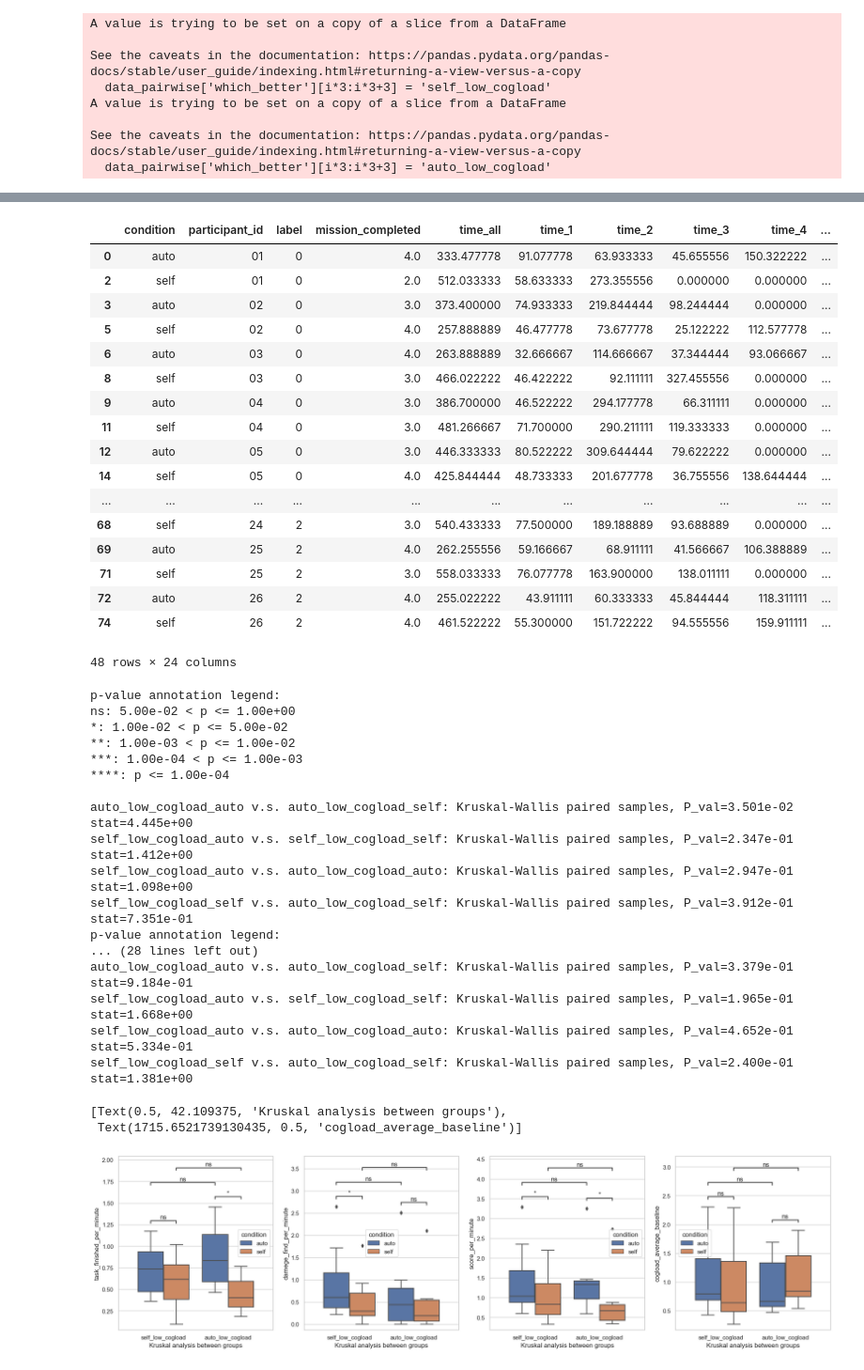
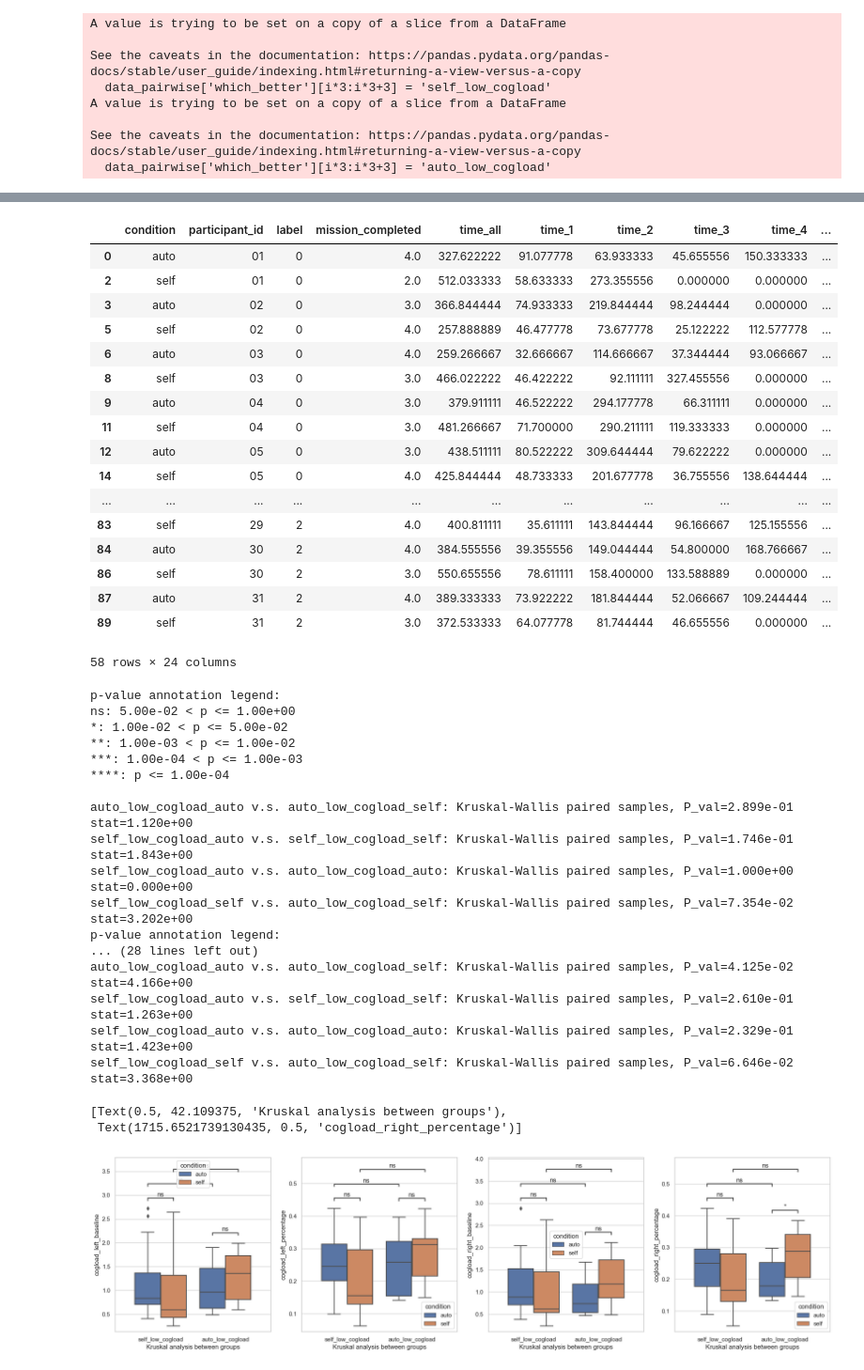
Before and after one commit to Tianyu-Zhou/NIST_Way_Finding, a Jupyter notebook: nist.ipynb, the cells around one changed output, grey strips where cells are left out. Shown at 94% size. Saved outputs shown, nothing was run; the diff lists cells and outputs as text; code cells hidden in the pictures.

```diff
--- a/nist.ipynb
+++ b/nist.ipynb
@@ -120,7 +120,7 @@ def lumin2cogload(lumin):
 # %%
 ## Calculate the time of each mission ##
 def total_data_analysis(data_raw):
-    labels = [0, 0, 0, 0, 0, 1, 1, 1, 0, 0, 0, 0, 0, 0, 1, 0, 1, 0, 1, 0,2,2,2,2,2,2,2,2,2,2]
+    labels = [0, 0, 0, 0, 0, 1, 1, 1, 0, 0, 0, 0, 0, 0, 1, 0, 1, 0, 1, 0,2,2,2,2,2,2,2,2,2,2,2]
     data_analysis = pd.DataFrame()
     for i in range(len(data_raw)):
         mission_time = np.zeros(4)
@@ -427,29 +412,29 @@ data_two_pairwise = data_pairwise[data_pairwise.condition != 'cont']
 data_two_pairwise
 # %% [output]
 |  | condition | participant_id | label | mission_completed | time_all | time_1 | time_2 | time_3 | time_4 | ... |
-| 0 | auto | 01 | 0 | 4.0 | 333.477778 | 91.077778 | 63.933333 | 45.655556 | 150.322222 | ... |
+| 0 | auto | 01 | 0 | 4.0 | 327.622222 | 91.077778 | 63.933333 | 45.655556 | 150.333333 | ... |
 | 2 | self | 01 | 0 | 2.0 | 512.033333 | 58.633333 | 273.355556 | 0.000000 | 0.000000 | ... |
-| 3 | auto | 02 | 0 | 3.0 | 373.400000 | 74.933333 | 219.844444 | 98.244444 | 0.000000 | ... |
+| 3 | auto | 02 | 0 | 3.0 | 366.844444 | 74.933333 | 219.844444 | 98.244444 | 0.000000 | ... |
 | 5 | self | 02 | 0 | 4.0 | 257.888889 | 46.477778 | 73.677778 | 25.122222 | 112.577778 | ... |
-| 6 | auto | 03 | 0 | 4.0 | 263.888889 | 32.666667 | 114.666667 | 37.344444 | 93.066667 | ... |
+| 6 | auto | 03 | 0 | 4.0 | 259.266667 | 32.666667 | 114.666667 | 37.344444 | 93.066667 | ... |
 | 8 | self | 03 | 0 | 3.0 | 466.022222 | 46.422222 | 92.111111 | 327.455556 | 0.000000 | ... |
-| 9 | auto | 04 | 0 | 3.0 | 386.700000 | 46.522222 | 294.177778 | 66.311111 | 0.000000 | ... |
+| 9 | auto | 04 | 0 | 3.0 | 379.911111 | 46.522222 | 294.177778 | 66.311111 | 0.000000 | ... |
 | 11 | self | 04 | 0 | 3.0 | 481.266667 | 71.700000 | 290.211111 | 119.333333 | 0.000000 | ... |
-| 12 | auto | 05 | 0 | 3.0 | 446.333333 | 80.522222 | 309.644444 | 79.622222 | 0.000000 | ... |
+| 12 | auto | 05 | 0 | 3.0 | 438.511111 | 80.522222 | 309.644444 | 79.622222 | 0.000000 | ... |
 | 14 | self | 05 | 0 | 4.0 | 425.844444 | 48.733333 | 201.677778 | 36.755556 | 138.644444 | ... |
 | ... | ... | ... | ... | ... | ... | ... | ... | ... | ... | ... |
-| 68 | self | 24 | 2 | 3.0 | 540.433333 | 77.500000 | 189.188889 | 93.688889 | 0.000000 | ... |
-| 69 | auto | 25 | 2 | 4.0 | 262.255556 | 59.166667 | 68.911111 | 41.566667 | 106.388889 | ... |
-| 71 | self | 25 | 2 | 3.0 | 558.033333 | 76.077778 | 163.900000 | 138.011111 | 0.000000 | ... |
-| 72 | auto | 26 | 2 | 4.0 | 255.022222 | 43.911111 | 60.333333 | 45.844444 | 118.311111 | ... |
-| 74 | self | 26 | 2 | 4.0 | 461.522222 | 55.300000 | 151.722222 | 94.555556 | 159.911111 | ... |
+| 83 | self | 29 | 2 | 4.0 | 400.811111 | 35.611111 | 143.844444 | 96.166667 | 125.155556 | ... |
+| 84 | auto | 30 | 2 | 4.0 | 384.555556 | 39.355556 | 149.044444 | 54.800000 | 168.766667 | ... |
+| 86 | self | 30 | 2 | 3.0 | 550.655556 | 78.611111 | 158.400000 | 133.588889 | 0.000000 | ... |
+| 87 | auto | 31 | 2 | 4.0 | 389.333333 | 73.922222 | 181.844444 | 52.066667 | 109.244444 | ... |
+| 89 | self | 31 | 2 | 3.0 | 372.533333 | 64.077778 | 81.744444 | 46.655556 | 0.000000 | ... |
-48 rows × 24 columns
+58 rows × 24 columns
 # %%
 ### pair analysis visualization
 sns.set(style = 'whitegrid')
 x = 'which_better'
-y_list = ["task_finished_per_minute","damege_find_per_minute","score_per_minute","cogload_average_baseline"]
-# y_list = ["cogload_left_baseline","cogload_left_percentage","cogload_right_baseline","cogload_right_percentage"]
+# y_list = ["task_finished_per_minute","damege_find_per_minute","score_per_minute","cogload_average_baseline"]
+y_list = ["cogload_left_baseline","cogload_left_percentage","cogload_right_baseline","cogload_right_percentage"]
 # y_list = ["cogload_average_baseline","cogload_average_percentage"]
 # order = ["cont","auto","self"]
 order = ["auto_low_cogload","self_low_cogload"]
@@ -534,40 +519,40 @@ axes[2].set(xlabel = method + ' analysis between groups', ylabel=y)
 y = y_list[3]
 axes[3] = sns.boxplot(ax = axes[3],data=data, x=x, y=y,hue=hue,)
 if plot_line:
    for i in range(0,len(data),2):
       plot_data = np.zeros(2)
       for j in range(2):
          if data[[x]].values.ravel()[i+j] == order[0]:
             plot_data[0] = data[[y]].values.ravel()[i+j]
          if data[[x]].values.ravel()[i+j] == order[1]:
             plot_data[1] = data[[y]].values.ravel()[i+j]
       axes[3].plot(plot_data)
 test_results = add_stat_annotation(ax=axes[3], data=data, x=x, y=y,hue=hue,
                                  box_pairs=box_pairs,
                                  test=method,
                                  comparisons_correction=None,
                                  text_format='star', loc='inside', verbose=1,
                                  # stats_params={'alternative': 'greater'}
                                  )
 axes[3].set(xlabel = method + ' analysis between groups', ylabel=y)
 # %% [output]
 p-value annotation legend:
 ns: 5.00e-02 < p <= 1.00e+00
 *: 1.00e-02 < p <= 5.00e-02
 **: 1.00e-03 < p <= 1.00e-02
 ***: 1.00e-04 < p <= 1.00e-03
 ****: p <= 1.00e-04
 
-auto_low_cogload_auto v.s. auto_low_cogload_self: Kruskal-Wallis paired samples, P_val=3.501e-02 stat=4.445e+00
-self_low_cogload_auto v.s. self_low_cogload_self: Kruskal-Wallis paired samples, P_val=2.347e-01 stat=1.412e+00
-self_low_cogload_auto v.s. auto_low_cogload_auto: Kruskal-Wallis paired samples, P_val=2.947e-01 stat=1.098e+00
-self_low_cogload_self v.s. auto_low_cogload_self: Kruskal-Wallis paired samples, P_val=3.912e-01 stat=7.351e-01
+auto_low_cogload_auto v.s. auto_low_cogload_self: Kruskal-Wallis paired samples, P_val=2.899e-01 stat=1.120e+00
+self_low_cogload_auto v.s. self_low_cogload_self: Kruskal-Wallis paired samples, P_val=1.746e-01 stat=1.843e+00
+self_low_cogload_auto v.s. auto_low_cogload_auto: Kruskal-Wallis paired samples, P_val=1.000e+00 stat=0.000e+00
+self_low_cogload_self v.s. auto_low_cogload_self: Kruskal-Wallis paired samples, P_val=7.354e-02 stat=3.202e+00
 p-value annotation legend:
 ... (28 lines left out)
-auto_low_cogload_auto v.s. auto_low_cogload_self: Kruskal-Wallis paired samples, P_val=3.379e-01 stat=9.184e-01
-self_low_cogload_auto v.s. self_low_cogload_self: Kruskal-Wallis paired samples, P_val=1.965e-01 stat=1.668e+00
-self_low_cogload_auto v.s. auto_low_cogload_auto: Kruskal-Wallis paired samples, P_val=4.652e-01 stat=5.334e-01
-self_low_cogload_self v.s. auto_low_cogload_self: Kruskal-Wallis paired samples, P_val=2.400e-01 stat=1.381e+00
+auto_low_cogload_auto v.s. auto_low_cogload_self: Kruskal-Wallis paired samples, P_val=4.125e-02 stat=4.166e+00
+self_low_cogload_auto v.s. self_low_cogload_self: Kruskal-Wallis paired samples, P_val=2.610e-01 stat=1.263e+00
+self_low_cogload_auto v.s. auto_low_cogload_auto: Kruskal-Wallis paired samples, P_val=2.329e-01 stat=1.423e+00
+self_low_cogload_self v.s. auto_low_cogload_self: Kruskal-Wallis paired samples, P_val=6.646e-02 stat=3.368e+00
 [Text(0.5, 42.109375, 'Kruskal analysis between groups'),
- Text(1715.6521739130435, 0.5, 'cogload_average_baseline')]
+ Text(1715.6521739130435, 0.5, 'cogload_right_percentage')]
-[figure, old version]
+[figure, new version]
```
Also changed, not shown: parts of 16 cells of this notebook, 1 other file.
